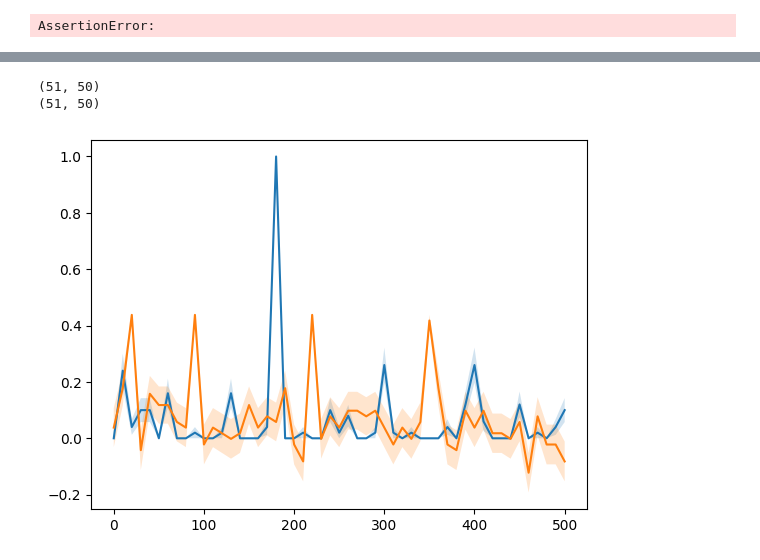
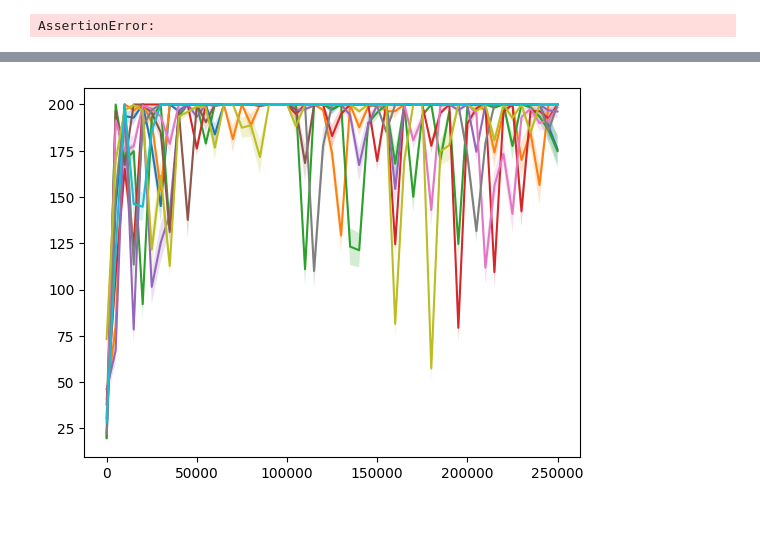
Before and after one commit to chanb/rejax, a Jupyter notebook: train_cartpole.ipynb, the cells around one changed output, grey strips where cells are left out. Saved outputs shown, nothing was run; the diff lists cells and outputs as text; code cells hidden in the pictures; blank space fills up the shorter version.

```diff
--- a/train_cartpole.ipynb
+++ b/train_cartpole.ipynb
@@ -53,7 +54,10 @@ algo_cls = get_algo(algo_name)
 algo = jax.vmap(
     lambda gravity: algo_cls.create(
         **config,
-        env_params=EnvParams(gravity=gravity),
+        env_params=EnvParams(
+            gravity=gravity,
+            max_steps_in_episode=200,
+        ),
     )
 )(
     gravities
@@ -116,15 +115,13 @@ for env_returns, env_param in zip(returns[:2], env_params):
     plt.plot(xrange, mean)
     plt.fill_between(xrange, mean - std, mean + std, alpha=0.2)
 plt.show()
-# %% [output]
-(51, 50)
-(51, 50)
-[figure, removed]
 # %%
-for env_returns in returns[:2]:
+for env_returns in returns[:10]:
     xrange = np.arange(len(env_returns)) * config["eval_freq"]
     mean = np.mean(env_returns, axis=-1)
     std = np.std(env_returns, axis=-1) / np.sqrt(env_returns.shape[-1])
     plt.plot(xrange, mean)
     plt.fill_between(xrange, mean - std, mean + std, alpha=0.2)
 plt.show()
+# %% [output]
+[figure, added]
```
Also changed, not shown: parts of 6 cells of this notebook, 1 other file.
